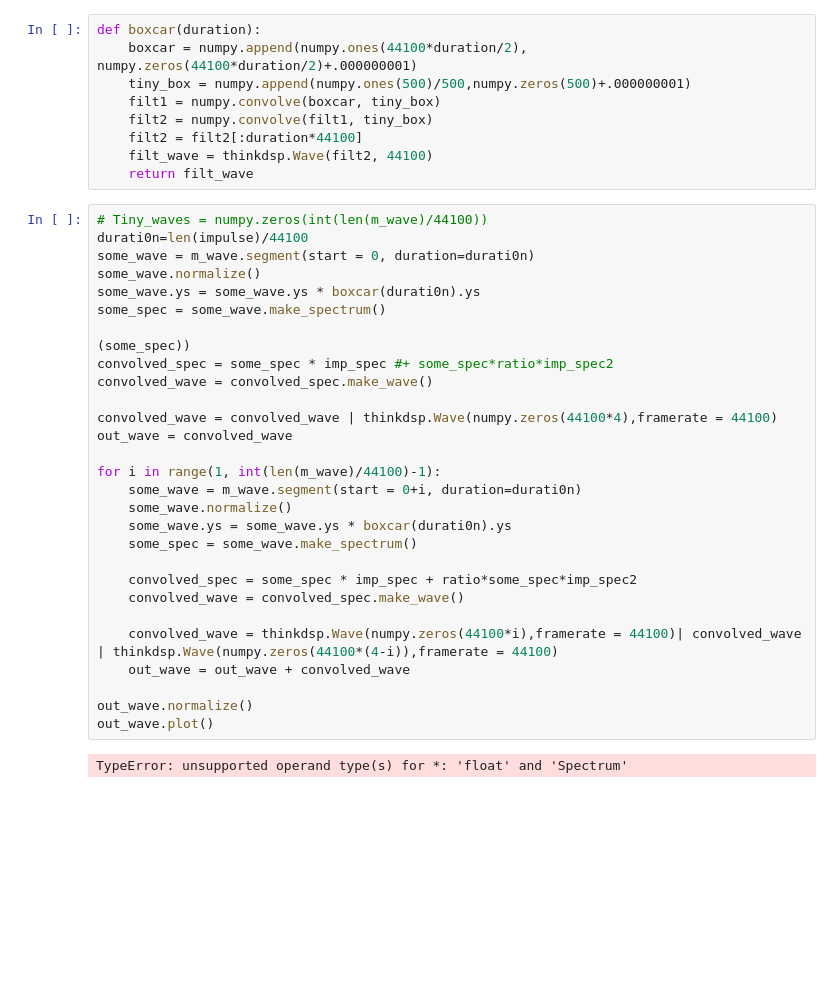
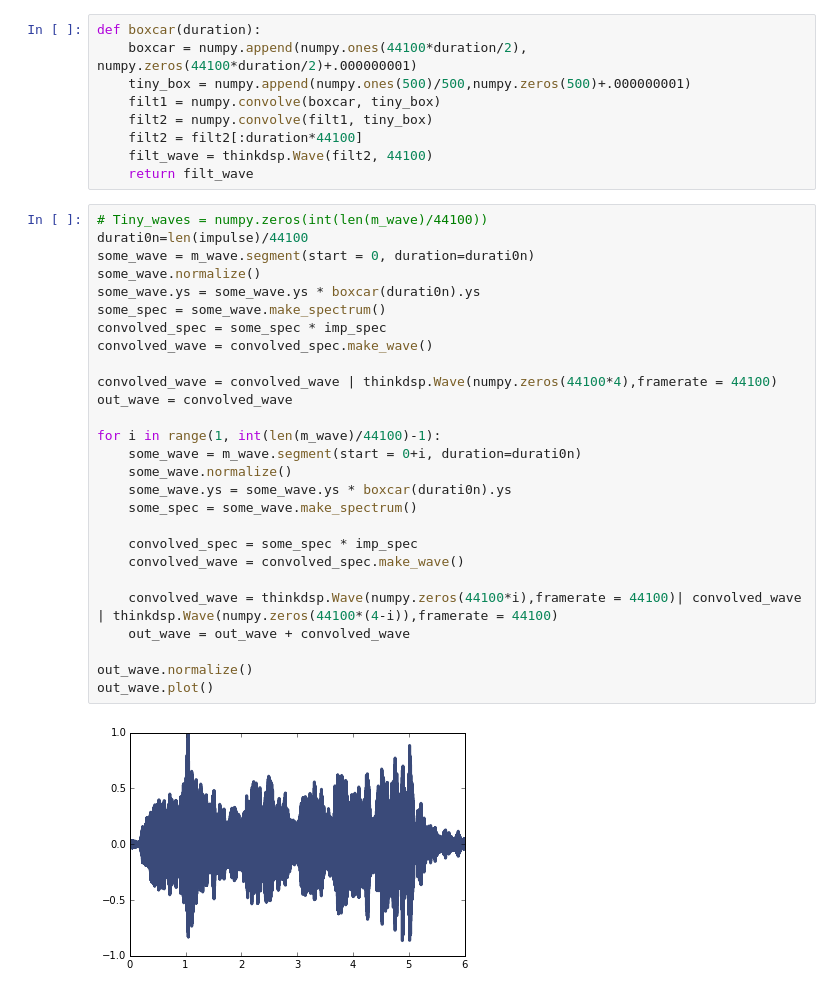
Before and after one commit to CaseyAlvarado/SigSysFinalProject_3DSound, a Jupyter notebook: More_Advanced_Convolution.ipynb, the cells around one changed output. Drawn from its saved outputs; the diff is of its cells as text; blank space fills up the shorter version.

```diff
--- a/More_Advanced_Convolution.ipynb
+++ b/More_Advanced_Convolution.ipynb
@@ -43,33 +43,31 @@ def boxcar(duration):
 # %%
 # Tiny_waves = numpy.zeros(int(len(m_wave)/44100))
 durati0n=len(impulse)/44100
 some_wave = m_wave.segment(start = 0, duration=durati0n)
 some_wave.normalize()
 some_wave.ys = some_wave.ys * boxcar(durati0n).ys
 some_spec = some_wave.make_spectrum()
-
-(some_spec))
-convolved_spec = some_spec * imp_spec #+ some_spec*ratio*imp_spec2
+convolved_spec = some_spec * imp_spec
 convolved_wave = convolved_spec.make_wave()
 
 convolved_wave = convolved_wave | thinkdsp.Wave(numpy.zeros(44100*4),framerate = 44100)
 out_wave = convolved_wave
 
 for i in range(1, int(len(m_wave)/44100)-1):
     some_wave = m_wave.segment(start = 0+i, duration=durati0n)
     some_wave.normalize()
     some_wave.ys = some_wave.ys * boxcar(durati0n).ys
     some_spec = some_wave.make_spectrum()
 
-    convolved_spec = some_spec * imp_spec + ratio*some_spec*imp_spec2
+    convolved_spec = some_spec * imp_spec
     convolved_wave = convolved_spec.make_wave()
 
     convolved_wave = thinkdsp.Wave(numpy.zeros(44100*i),framerate = 44100)| convolved_wave | thinkdsp.Wave(numpy.zeros(44100*(4-i)),framerate = 44100)
     out_wave = out_wave + convolved_wave
 
 out_wave.normalize()
 out_wave.plot()
 # %% [output]
-TypeError: unsupported operand type(s) for *: 'float' and 'Spectrum'
+[figure, added]
 # %%
 out_wave.make_audio()
```
Also changed, not shown: parts of 2 cells of this notebook, 4 other files.
